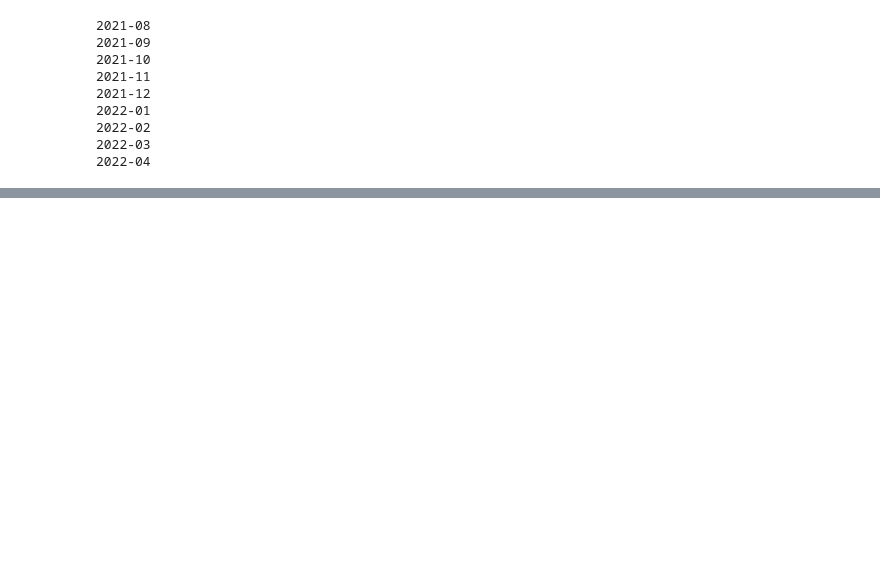
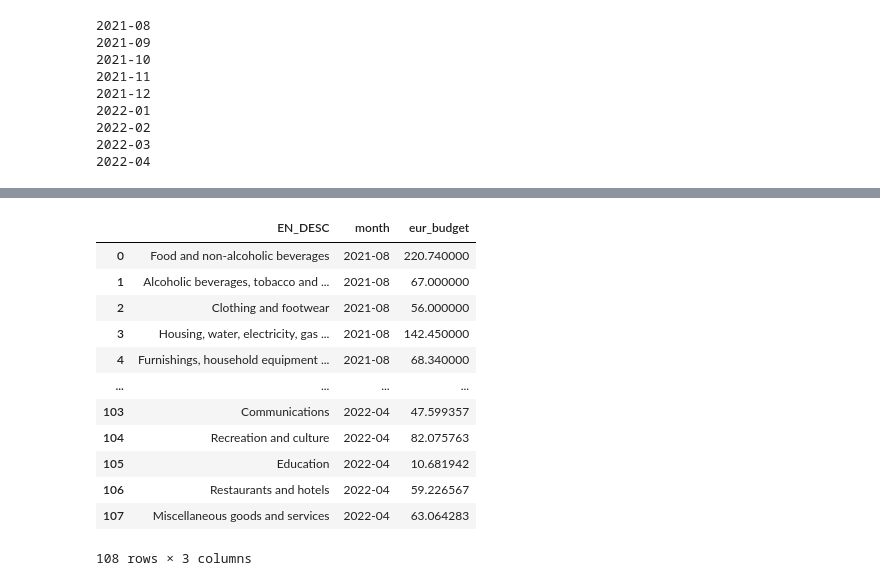
Before and after one commit to taivop/inflation, a Jupyter notebook: make_inflation_plots.ipynb, the cells around one changed output, grey strips where cells are left out. Saved outputs shown, nothing was run; the diff lists cells and outputs as text; code cells hidden in the pictures; blank space fills up the shorter version.

```diff
--- a/make_inflation_plots.ipynb
+++ b/make_inflation_plots.ipynb
@@ -160,0 +196,19 @@ for month in merged.columns[1:10]:
+# %%
+cost_evolution_long = cost_evolution.melt(id_vars=["EN_DESC"],
+        var_name="month",
+        value_name="eur_budget")
+cost_evolution_long
+# %% [output]
+|  | EN_DESC | month | eur_budget |
+| 0 | Food and non-alcoholic beverages | 2021-08 | 220.740000 |
+| 1 | Alcoholic beverages, tobacco and ... | 2021-08 | 67.000000 |
+| 2 | Clothing and footwear | 2021-08 | 56.000000 |
+| 3 | Housing, water, electricity, gas ... | 2021-08 | 142.450000 |
+| 4 | Furnishings, household equipment ... | 2021-08 | 68.340000 |
+| ... | ... | ... | ... |
+| 103 | Communications | 2022-04 | 47.599357 |
+| 104 | Recreation and culture | 2022-04 | 82.075763 |
+| 105 | Education | 2022-04 | 10.681942 |
+| 106 | Restaurants and hotels | 2022-04 | 59.226567 |
+| 107 | Miscellaneous goods and services | 2022-04 | 63.064283 |
+108 rows × 3 columns
```
Also changed, not shown: parts of 5 cells of this notebook.
